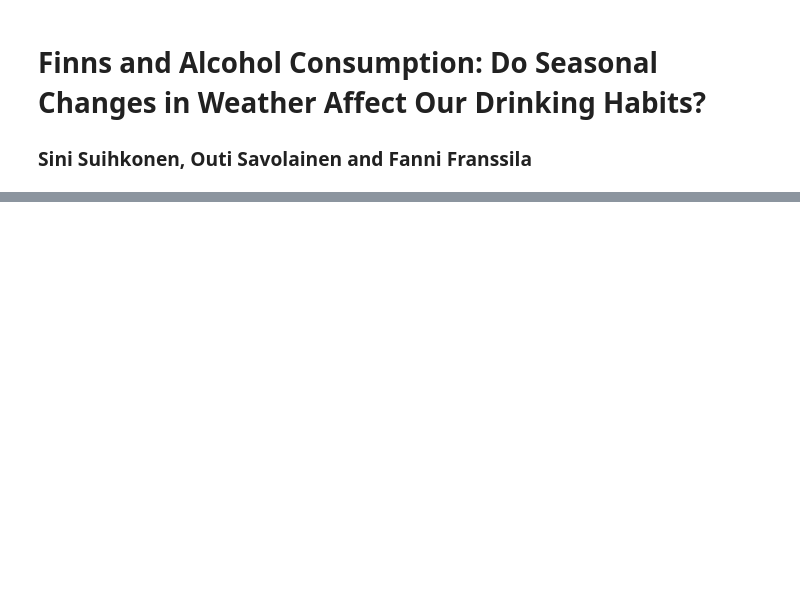
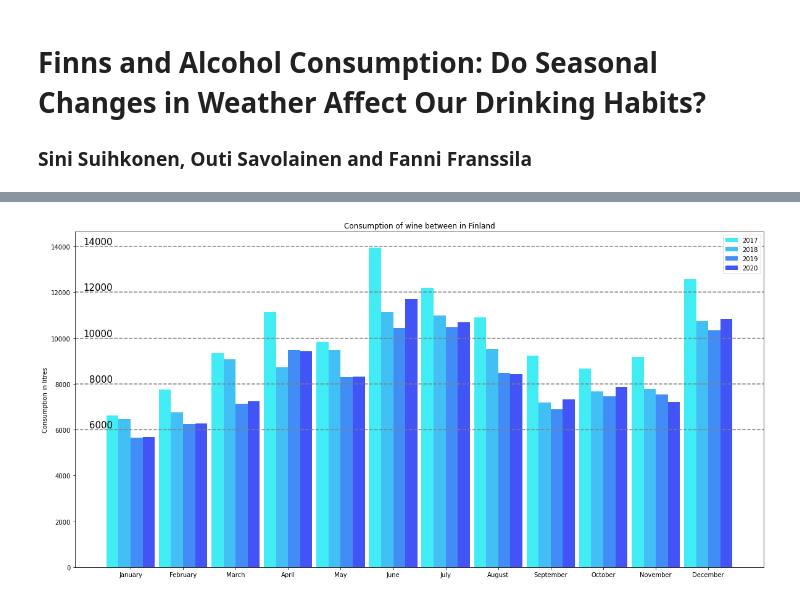
Before and after one commit to DataScience-MiniProjects/IDS-MiniProject, a Jupyter notebook: project-notebook.ipynb, the cells around one changed output, grey strips where cells are left out. Drawn from its saved outputs; the diff is of its cells as text; code cells hidden in the pictures; blank space fills up the shorter version.

```diff
--- a/project-notebook.ipynb
+++ b/project-notebook.ipynb
@@ -70,0 +89,33 @@ plt.show()
+# %%
+# Wine plotting
+wine2020 = adata2020["Wine"].values
+wine2019 = adata2019["Wine"].values
+wine2018 = adata2018["Wine"].values
+wine2017 = adata2017["Wine"].values
+
+plt.figure(figsize=(20,10))
+
+plt.bar(bar1, wine2017, width, label="2017", color="#42ecf5")
+plt.bar(bar2, wine2018, width, label="2018", color="#42bff5")
+plt.bar(bar3, wine2019, width, label="2019", color="#428df5")
+plt.bar(bar4, wine2020, width, label="2020", color="#4254f5")
+
+plt.axhline(y=6000, color="grey", linestyle="--")
+plt.text(x=0,y=6000, s="6000", fontsize=15, va='bottom', ha='right' )
+plt.axhline(y=8000, color="grey", linestyle="--")
+plt.text(x=0,y=8000, s="8000", fontsize=15, va='bottom', ha='right' )
+plt.axhline(y=10000, color="grey", linestyle="--")
+plt.text(x=0,y=10000, s="10000", fontsize=15, va='bottom', ha='right' )
+plt.axhline(y=12000, color="grey", linestyle="--")
+plt.text(x=0,y=12000, s="12000", fontsize=15, va='bottom', ha='right' )
+plt.axhline(y=14000, color="grey", linestyle="--")
+plt.text(x=0,y=14000, s="14000", fontsize=15, va='bottom', ha='right' )
+
+plt.ylabel("Consumption in litres")
+plt.title("Consumption of wine between in Finland")
+plt.xticks(bar1 + 3*width/2, labels)
+plt.legend()
+
+plt.show()
+# %% [output]
+[figure, added]
```
Also changed, not shown: parts of 11 cells of this notebook.
